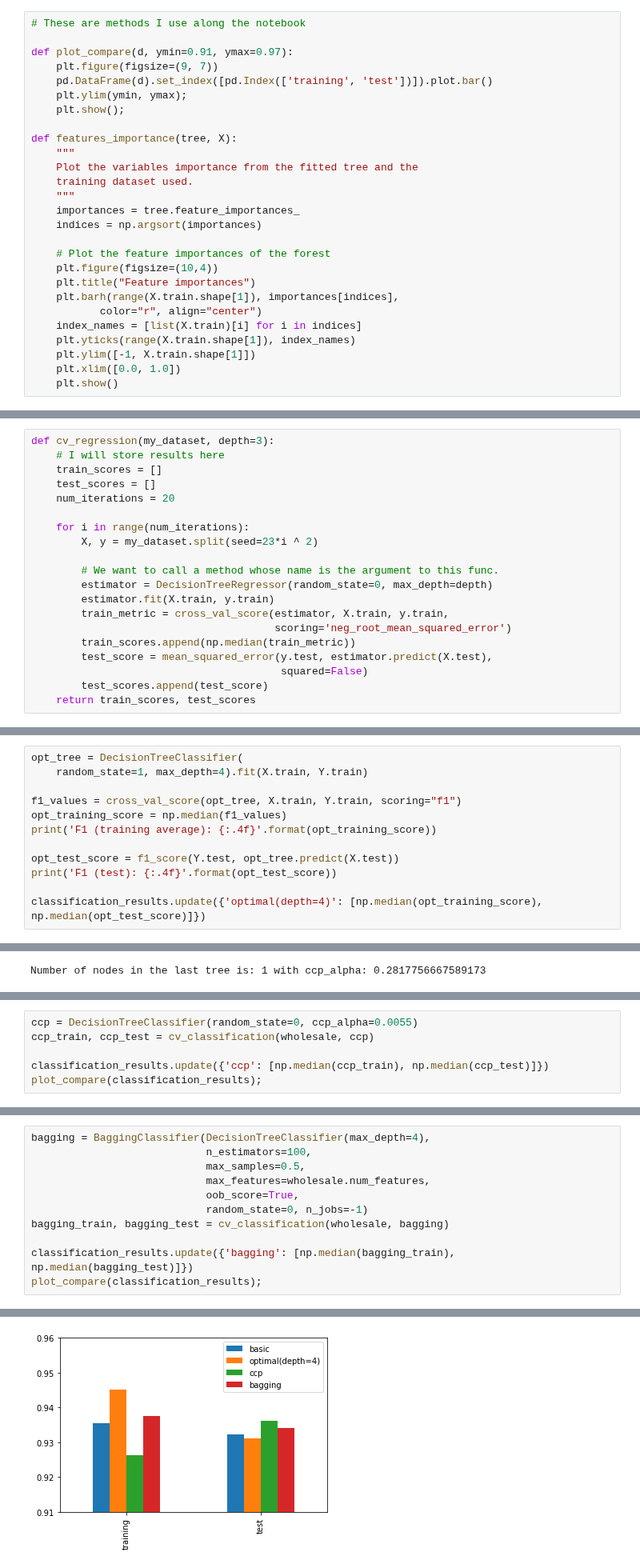
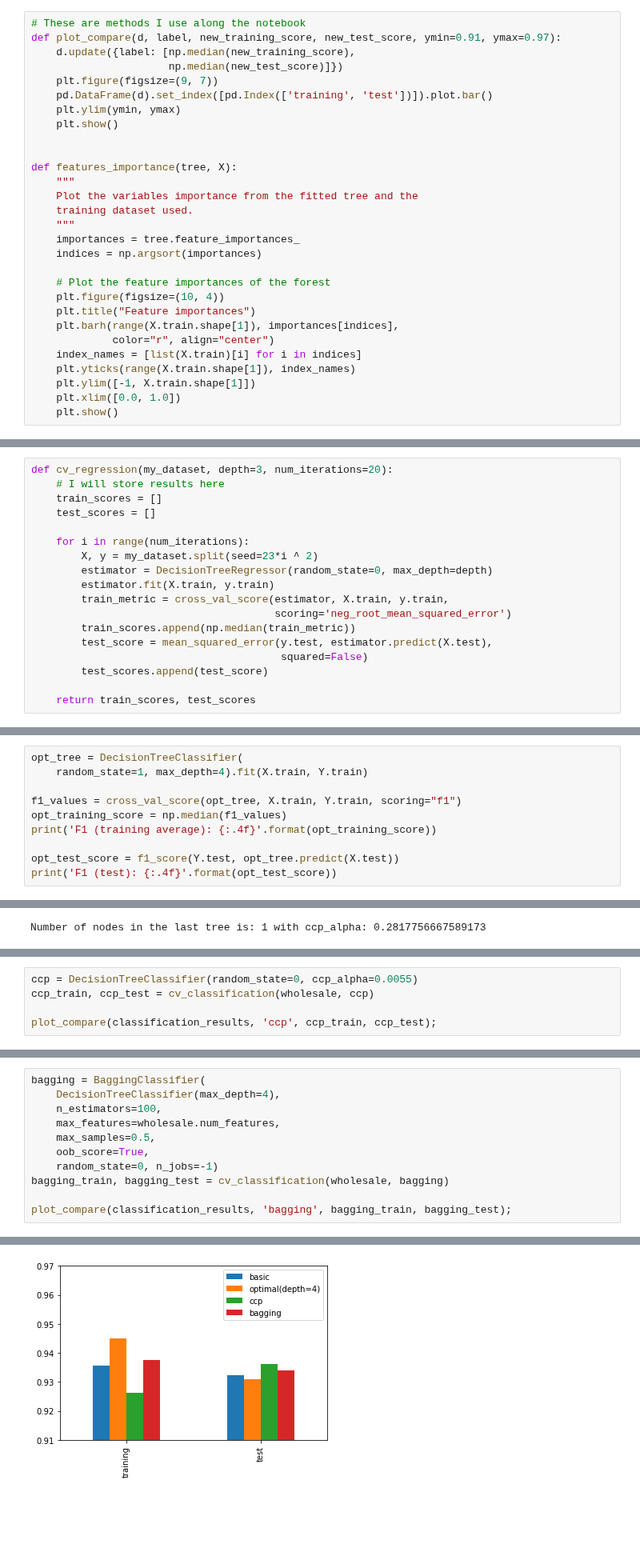
Before and after one commit to renero/class_notebooks, a Jupyter notebook: Tree based methods.ipynb, the cells around one changed output, grey strips where cells are left out. Shown at 80% size. Saved outputs shown, nothing was run; the diff lists cells and outputs as text; blank space fills up the shorter version.

Commit message:
Final version of Tree slides"

```diff
--- a/Tree based methods.ipynb
+++ b/Tree based methods.ipynb
@@ -40,12 +39,14 @@ warnings.filterwarnings("ignore", category=DataConversionWarning)
 %matplotlib inline
 # %%
 # These are methods I use along the notebook
-
-def plot_compare(d, ymin=0.91, ymax=0.97):
+def plot_compare(d, label, new_training_score, new_test_score, ymin=0.91, ymax=0.97):
+    d.update({label: [np.median(new_training_score),
+                      np.median(new_test_score)]})
     plt.figure(figsize=(9, 7))
     pd.DataFrame(d).set_index([pd.Index(['training', 'test'])]).plot.bar()
-    plt.ylim(ymin, ymax);
-    plt.show();
+    plt.ylim(ymin, ymax)
+    plt.show()
+
 
 def features_importance(tree, X):
     """
@@ -56,10 +57,10 @@ def features_importance(tree, X):
     indices = np.argsort(importances)
 
     # Plot the feature importances of the forest
-    plt.figure(figsize=(10,4))
+    plt.figure(figsize=(10, 4))
     plt.title("Feature importances")
     plt.barh(range(X.train.shape[1]), importances[indices],
-           color="r", align="center")
+             color="r", align="center")
     index_names = [list(X.train)[i] for i in indices]
     plt.yticks(range(X.train.shape[1]), index_names)
     plt.ylim([-1, X.train.shape[1]])
@@ -198,16 +190,13 @@ To finally evaluate the tree, we must compute the same metric over the test set,
 
 To be sure that our metrics are OK, we will also repeat the above process to guarantee the our initial splitting is not conditioning very much the final evaluation metric.
 # %%
-def cv_regression(my_dataset, depth=3):
+def cv_regression(my_dataset, depth=3, num_iterations=20):
     # I will store results here
     train_scores = []
     test_scores = []
-    num_iterations = 20
 
     for i in range(num_iterations):
         X, y = my_dataset.split(seed=23*i ^ 2)
-
-        # We want to call a method whose name is the argument to this func.
         estimator = DecisionTreeRegressor(random_state=0, max_depth=depth)
         estimator.fit(X.train, y.train)
         train_metric = cross_val_score(estimator, X.train, y.train,
@@ -216,6 +205,7 @@ def cv_regression(my_dataset, depth=3):
         test_score = mean_squared_error(y.test, estimator.predict(X.test),
                                         squared=False)
         test_scores.append(test_score)
+
     return train_scores, test_scores
 # %%
 cv_scores, test_scores = cv_regression(wholesale)
@@ -423,8 +385,6 @@ print('F1 (training average): {:.4f}'.format(opt_training_score))
 
 opt_test_score = f1_score(Y.test, opt_tree.predict(X.test))
 print('F1 (test): {:.4f}'.format(opt_test_score))
-
-classification_results.update({'optimal(depth=4)': [np.median(opt_training_score), np.median(opt_test_score)]})
 # %% [output]
 F1 (training average): 0.9451
 F1 (test): 0.9310
@@ -521,6 +494,5 @@ In our example it seems that in order to maximize the value of F1 in testing; we
 ccp = DecisionTreeClassifier(random_state=0, ccp_alpha=0.0055)
 ccp_train, ccp_test = cv_classification(wholesale, ccp)
 
-classification_results.update({'ccp': [np.median(ccp_train), np.median(ccp_test)]})
-plot_compare(classification_results);
+plot_compare(classification_results, 'ccp', ccp_train, ccp_test);
 # %% [output]
@@ -609,14 +580,14 @@ A Bagging classifier is an ensemble meta-estimator that fits base classifiers ea
 
 We're producing `cv` splits, and for each of them we're growing 100 trees, each with a bootstrapped sample of the training set, to produce a classification, based on voting (hard or soft).
 # %%
-bagging = BaggingClassifier(DecisionTreeClassifier(max_depth=4),
-                            n_estimators=100,
-                            max_samples=0.5,
-                            max_features=wholesale.num_features,
-                            oob_score=True,
-                            random_state=0, n_jobs=-1)
+bagging = BaggingClassifier(
+    DecisionTreeClassifier(max_depth=4),
+    n_estimators=100,
+    max_features=wholesale.num_features,
+    max_samples=0.5,
+    oob_score=True,
+    random_state=0, n_jobs=-1)
 bagging_train, bagging_test = cv_classification(wholesale, bagging)
 
-classification_results.update({'bagging': [np.median(bagging_train), np.median(bagging_test)]})
-plot_compare(classification_results);
+plot_compare(classification_results, 'bagging', bagging_train, bagging_test);
 # %% [output]
@@ -624,4 +595,4 @@ plot_compare(classification_results);
-[figure, old version]
+[figure, new version]
 # %% [markdown]
 The result is better than the one obtained by simply growing a single tree.
 # %% [markdown]
```
Also changed, not shown: parts of 30 cells of this notebook, 1 other file.
